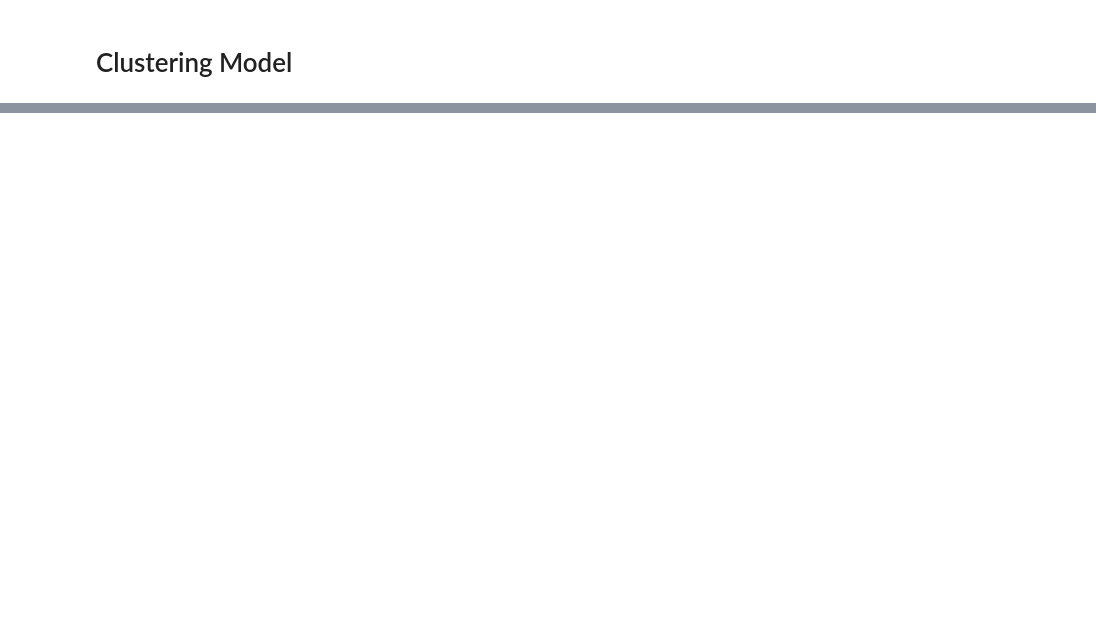
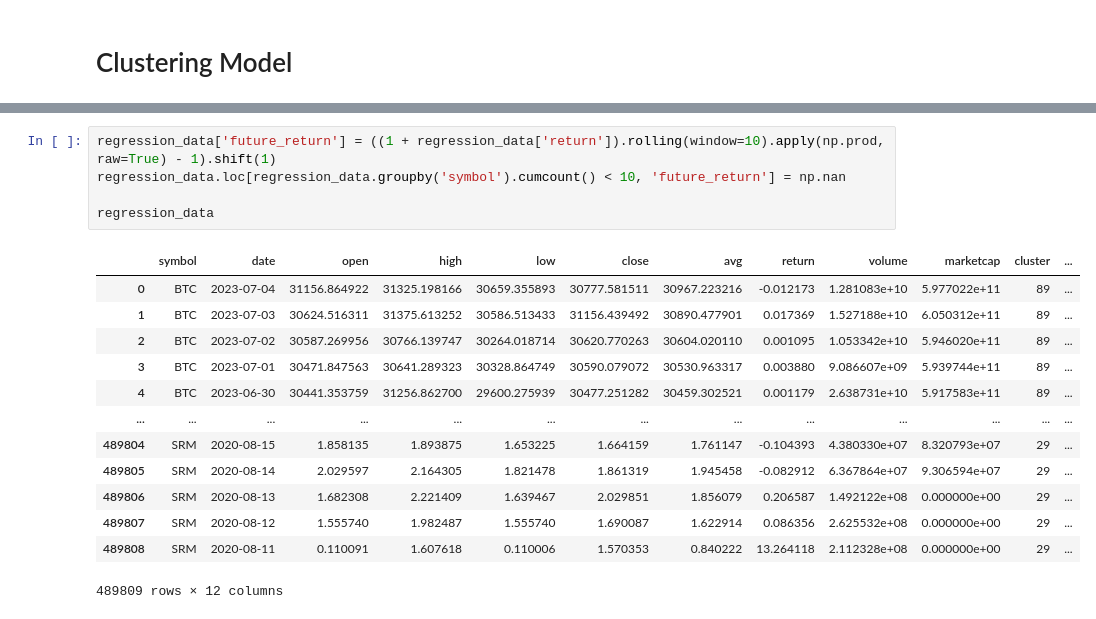
Before and after one commit to AleeRezaa/portfolio-selection-using-ml, a Jupyter notebook: Model/run_all.ipynb, the cells around one changed output, grey strips where cells are left out. Saved outputs shown, nothing was run; the diff lists cells and outputs as text; blank space fills up the shorter version.

Commit message:
adding future return

```diff
--- a/Model/run_all.ipynb
+++ b/Model/run_all.ipynb
@@ -79,0 +89,19 @@ regression_data
+# %%
+regression_data['future_return'] = ((1 + regression_data['return']).rolling(window=10).apply(np.prod, raw=True) - 1).shift(1)
+regression_data.loc[regression_data.groupby('symbol').cumcount() < 10, 'future_return'] = np.nan
+
+regression_data
+# %% [output]
+|  | symbol | date | open | high | low | close | avg | return | volume | marketcap | cluster | ... |
+| 0 | BTC | 2023-07-04 | 31156.864922 | 31325.198166 | 30659.355893 | 30777.581511 | 30967.223216 | -0.012173 | 1.281083e+10 | 5.977022e+11 | 89 | ... |
+| 1 | BTC | 2023-07-03 | 30624.516311 | 31375.613252 | 30586.513433 | 31156.439492 | 30890.477901 | 0.017369 | 1.527188e+10 | 6.050312e+11 | 89 | ... |
+| 2 | BTC | 2023-07-02 | 30587.269956 | 30766.139747 | 30264.018714 | 30620.770263 | 30604.020110 | 0.001095 | 1.053342e+10 | 5.946020e+11 | 89 | ... |
+| 3 | BTC | 2023-07-01 | 30471.847563 | 30641.289323 | 30328.864749 | 30590.079072 | 30530.963317 | 0.003880 | 9.086607e+09 | 5.939744e+11 | 89 | ... |
+| 4 | BTC | 2023-06-30 | 30441.353759 | 31256.862700 | 29600.275939 | 30477.251282 | 30459.302521 | 0.001179 | 2.638731e+10 | 5.917583e+11 | 89 | ... |
+| ... | ... | ... | ... | ... | ... | ... | ... | ... | ... | ... | ... | ... |
+| 489804 | SRM | 2020-08-15 | 1.858135 | 1.893875 | 1.653225 | 1.664159 | 1.761147 | -0.104393 | 4.380330e+07 | 8.320793e+07 | 29 | ... |
+| 489805 | SRM | 2020-08-14 | 2.029597 | 2.164305 | 1.821478 | 1.861319 | 1.945458 | -0.082912 | 6.367864e+07 | 9.306594e+07 | 29 | ... |
+| 489806 | SRM | 2020-08-13 | 1.682308 | 2.221409 | 1.639467 | 2.029851 | 1.856079 | 0.206587 | 1.492122e+08 | 0.000000e+00 | 29 | ... |
+| 489807 | SRM | 2020-08-12 | 1.555740 | 1.982487 | 1.555740 | 1.690087 | 1.622914 | 0.086356 | 2.625532e+08 | 0.000000e+00 | 29 | ... |
+| 489808 | SRM | 2020-08-11 | 0.110091 | 1.607618 | 0.110006 | 1.570353 | 0.840222 | 13.264118 | 2.112328e+08 | 0.000000e+00 | 29 | ... |
+489809 rows × 12 columns
```
Also changed, not shown: parts of 7 cells of this notebook.
